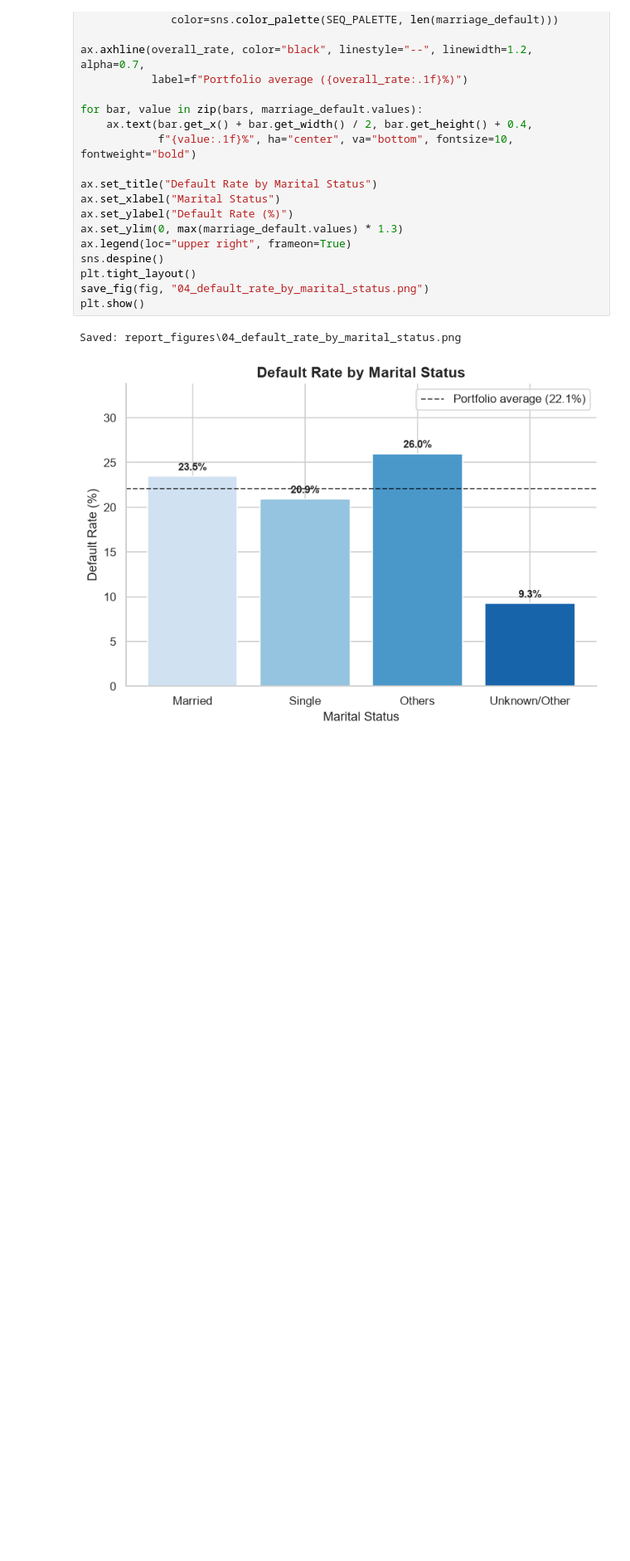
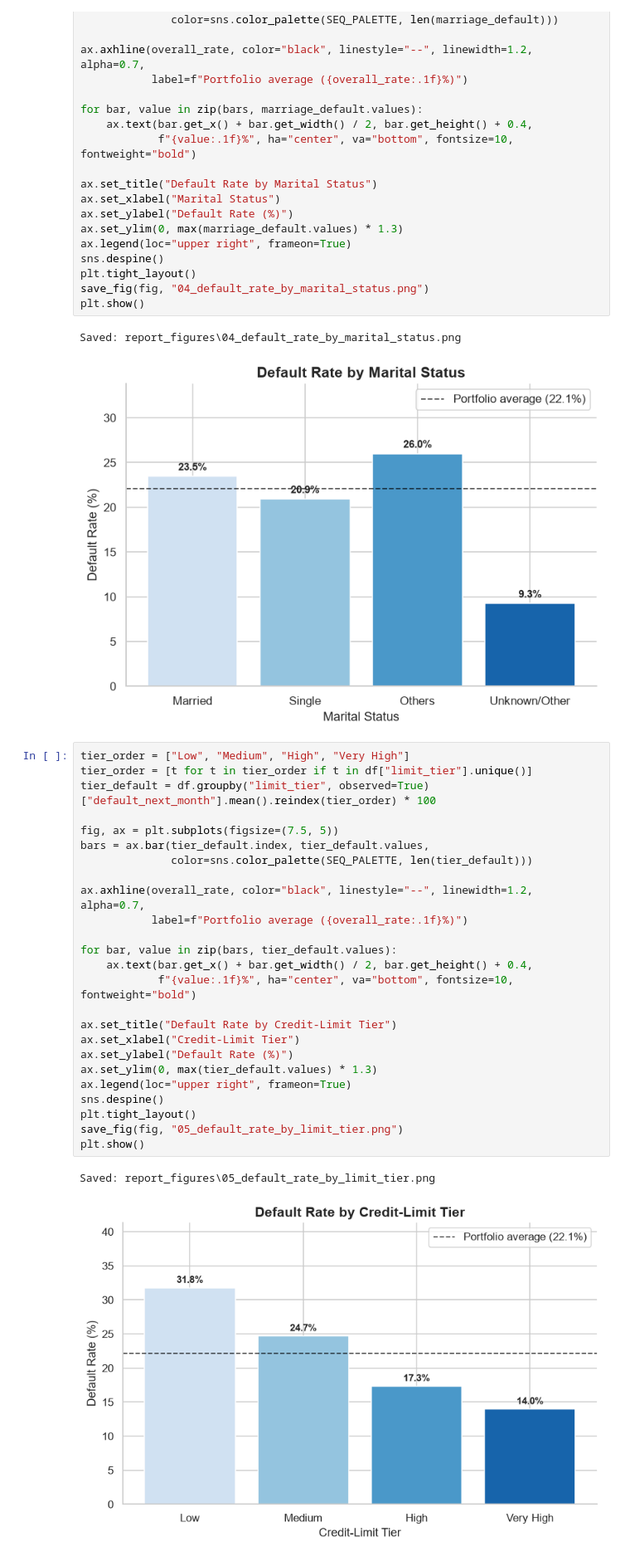
Before and after one commit to Dewmi2004/NovaX--Group-project-of-Python-for-DS-AI, a Jupyter notebook: NovaX.ipynb, the cells around one changed output. Shown at 83% size. Cells and saved outputs as stored; diff of their text form; blank space fills up the shorter version.

```diff
--- a/NovaX.ipynb
+++ b/NovaX.ipynb
@@ -1104,3 +1104,31 @@ plt.show()
 # %% [output]
 Saved: report_figures\04_default_rate_by_marital_status.png
 [figure]
+# %%
+tier_order = ["Low", "Medium", "High", "Very High"]
+tier_order = [t for t in tier_order if t in df["limit_tier"].unique()]
+tier_default = df.groupby("limit_tier", observed=True)["default_next_month"].mean().reindex(tier_order) * 100
+
+fig, ax = plt.subplots(figsize=(7.5, 5))
+bars = ax.bar(tier_default.index, tier_default.values,
+              color=sns.color_palette(SEQ_PALETTE, len(tier_default)))
+
+ax.axhline(overall_rate, color="black", linestyle="--", linewidth=1.2, alpha=0.7,
+           label=f"Portfolio average ({overall_rate:.1f}%)")
+
+for bar, value in zip(bars, tier_default.values):
+    ax.text(bar.get_x() + bar.get_width() / 2, bar.get_height() + 0.4,
+            f"{value:.1f}%", ha="center", va="bottom", fontsize=10, fontweight="bold")
+
+ax.set_title("Default Rate by Credit-Limit Tier")
+ax.set_xlabel("Credit-Limit Tier")
+ax.set_ylabel("Default Rate (%)")
+ax.set_ylim(0, max(tier_default.values) * 1.3)
+ax.legend(loc="upper right", frameon=True)
+sns.despine()
+plt.tight_layout()
+save_fig(fig, "05_default_rate_by_limit_tier.png")
+plt.show()
+# %% [output]
+Saved: report_figures\05_default_rate_by_limit_tier.png
+[figure, added]
```
Also changed, not shown: parts of 3 cells of this notebook, 4 other files.
